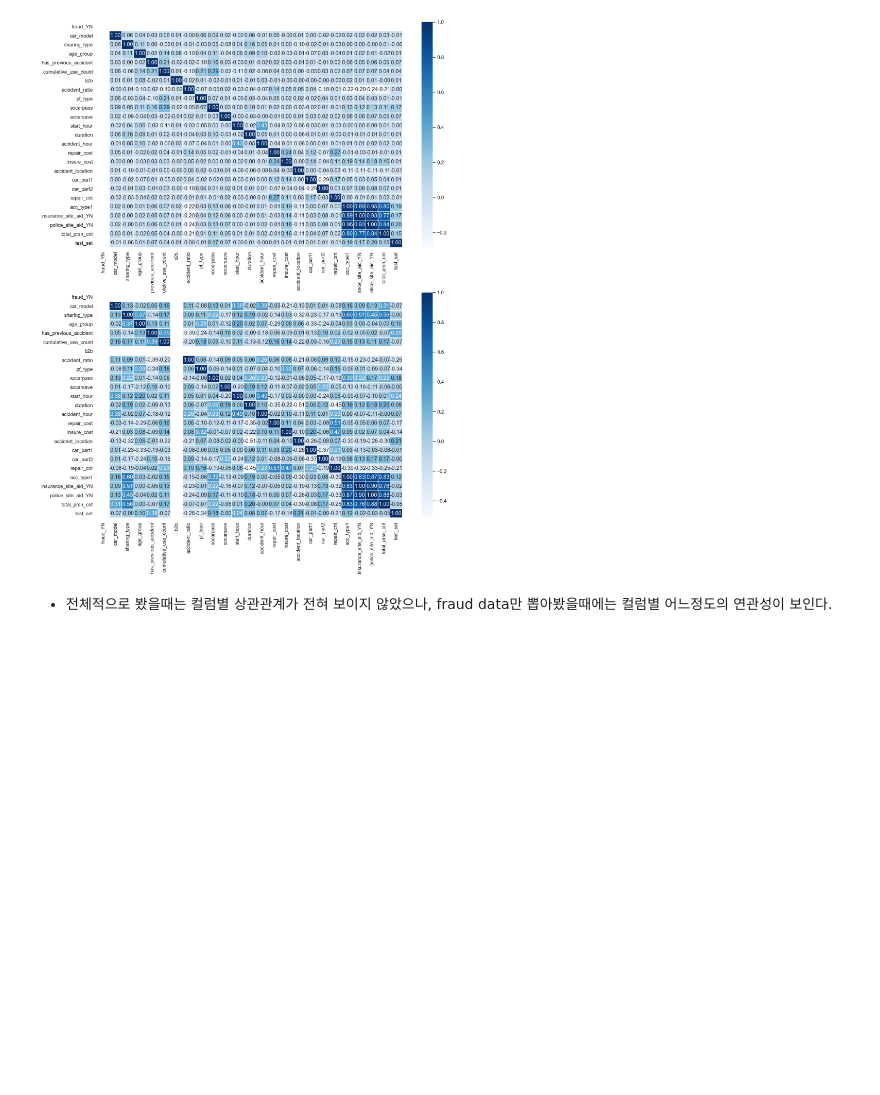
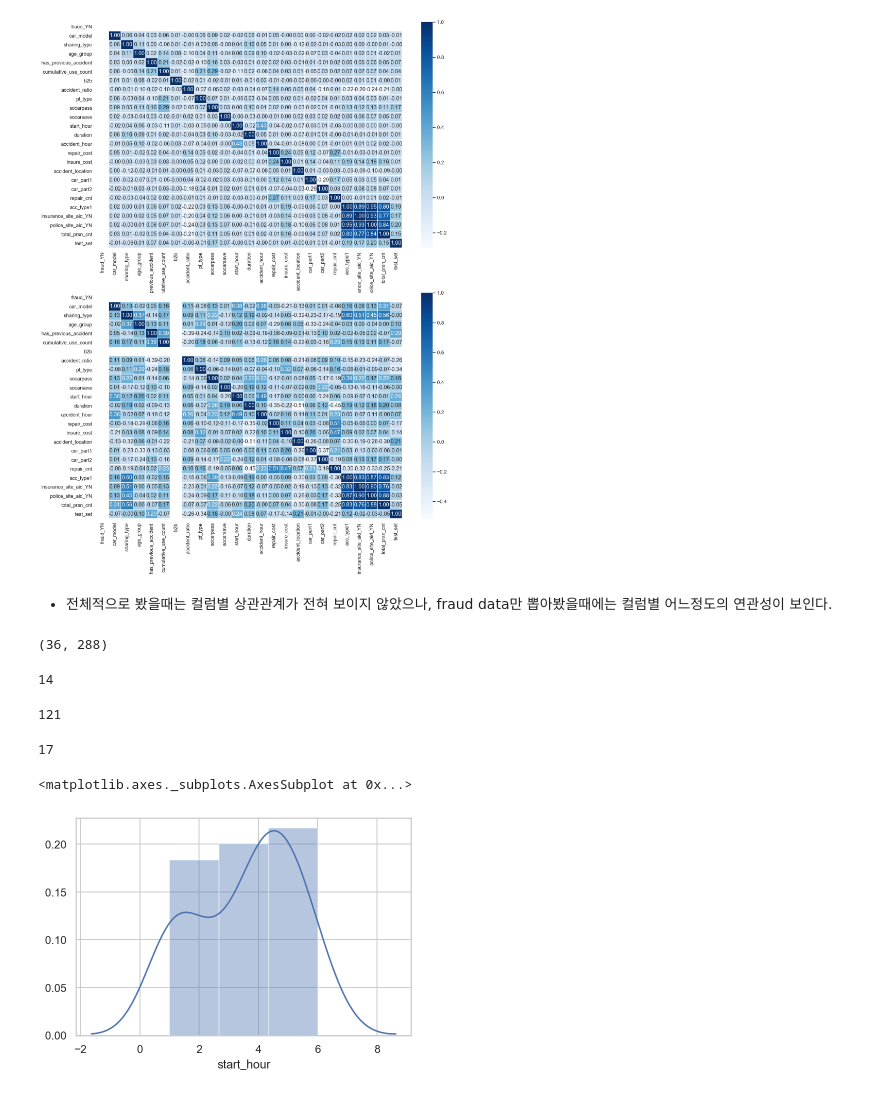
Before and after one commit to Yenabeam/dss_prjt_socar, a Jupyter notebook: 1. workspace/Jungryo/EDA.ipynb, the cells around one changed output. Cells and saved outputs as stored; diff of their text form; code cells hidden in the pictures; blank space fills up the shorter version.

```diff
--- a/1. workspace/Jungryo/EDA.ipynb
+++ b/1. workspace/Jungryo/EDA.ipynb
@@ -333,0 +388,16 @@ fmt = '.2f', linewidths=.5, cmap='Blues', ax = ax[1])
+# %%
+len(socar_df[socar_df.accident_hour == -1]), len(socar_df[socar_df.accident_location == 5])
+# %% [output]
+(36, 288)
+# %%
+len(socar_df[socar_df.accident_location == 5][socar_df.accident_hour == -1][socar_df.repair_cost== 0][socar_df.insure_cost== 0])
+# %% [output]
+14
+# %%
+len(socar_df[socar_df.accident_location == 5][socar_df.repair_cost== 0][socar_df.insure_cost== 0])
+# %% [output]
+121
+# %%
+len(socar_df[socar_df.accident_hour == -1][socar_df.repair_cost== 0][socar_df.insure_cost== 0])
+# %% [output]
+17
@@ -333,0 +406,5 @@ fmt = '.2f', linewidths=.5, cmap='Blues', ax = ax[1])
+# %%
+sns.distplot(socar_df[socar_df.accident_hour== -1].start_hour)
+# %% [output]
+<matplotlib.axes._subplots.AxesSubplot at 0x...>
+[figure, added]
```
Also changed, not shown: parts of 25 cells of this notebook, 1 other file.
